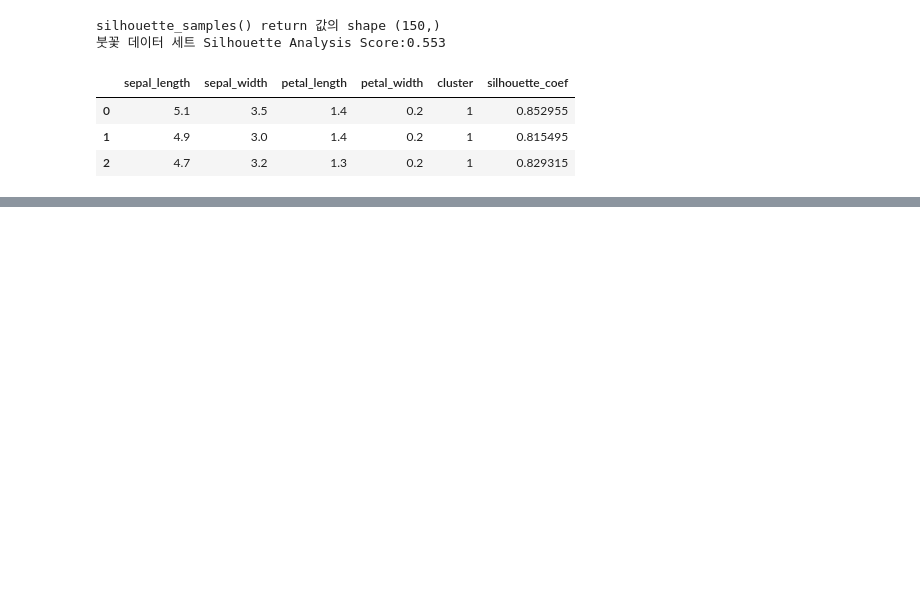
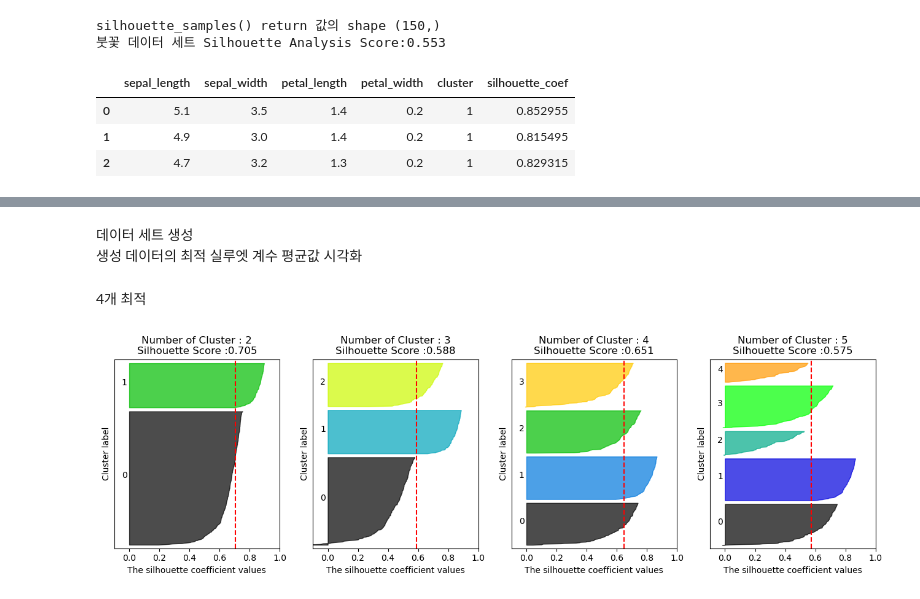
Before and after one commit to kimdyoc13/Cheese_house, a Jupyter notebook: chapter_7_clustering.ipynb, the cells around one changed output, grey strips where cells are left out. Cells and saved outputs as stored; diff of their text form; code cells hidden in the pictures; blank space fills up the shorter version.

```diff
--- a/chapter_7_clustering.ipynb
+++ b/chapter_7_clustering.ipynb
@@ -209,0 +493,15 @@ silhouette_samples() return 값의 shape (150,)
+# %% [markdown]
+데이터 세트 생성
+생성 데이터의 최적 실루엣 계수 평균값 시각화
+# %% [markdown]
+4개 최적
+# %%
+# make_blobs 를 통해 군집화를 위한 4개의 군집 중심의 500개 2차원 데이터 세트 생성
+from sklearn.datasets import make_blobs
+x, y = make_blobs(n_samples = 500, n_features = 2, centers = 4, cluster_std = 1,
+                  center_box = (-10.0, 10.0), shuffle = True, random_state = 1)
+
+# 군집 개수가 2개, 3개, 4개, 5개 일 때의 군집별 실루엣 계수 평균 값을 시각화
+visualize_silhouette([2, 3, 4, 5], X)
+# %% [output]
+[figure, added]
```
Also changed, not shown: parts of 114 cells of this notebook.
